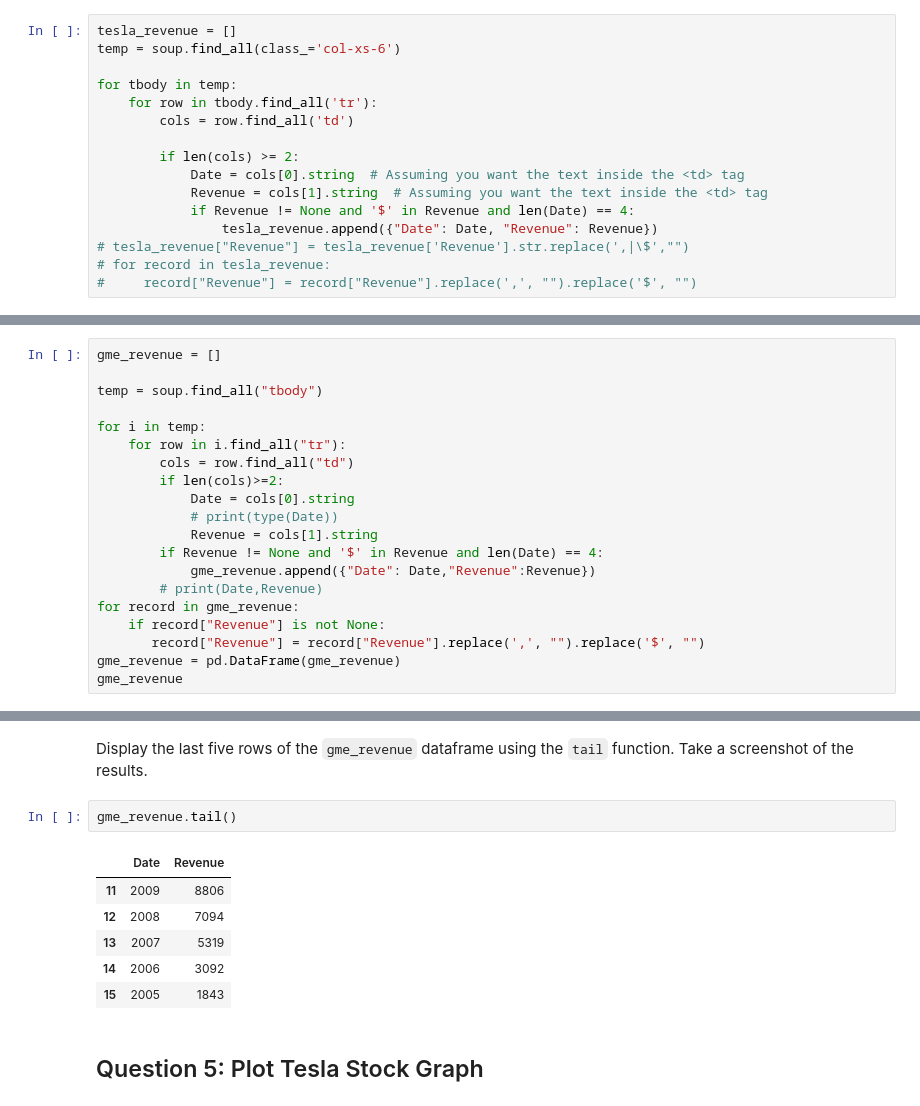
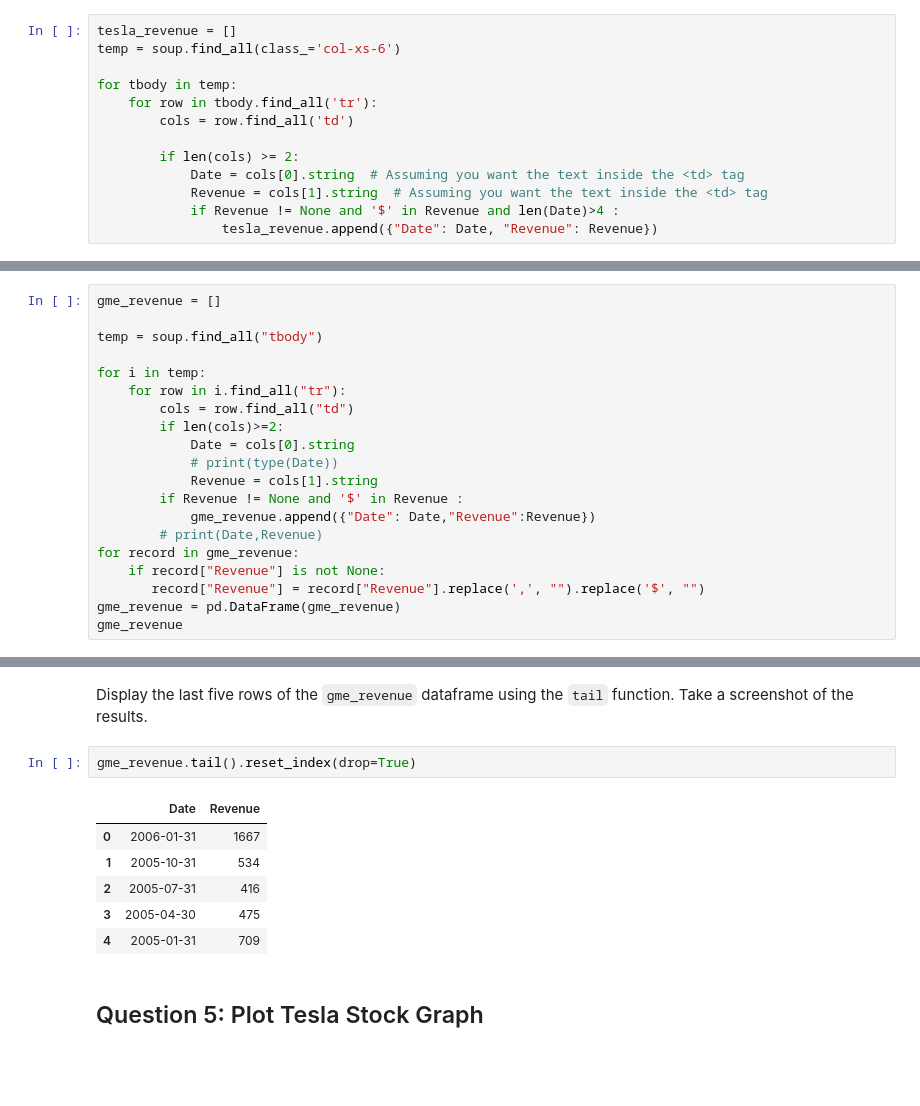
Before and after one commit to inasfarras/Analyzing-Historical-Stock-Revenue-Data-and-Building-a-Dashboard, a Jupyter notebook: Analyzing Historical StockRevenue Data and Building a Dashboard.ipynb, the cells around one changed output, grey strips where cells are left out. Cells and saved outputs as stored; diff of their text form; blank space fills up the shorter version.

```diff
--- a/Analyzing Historical StockRevenue Data and Building a Dashboard.ipynb
+++ b/Analyzing Historical StockRevenue Data and Building a Dashboard.ipynb
@@ -149,11 +149,8 @@ for tbody in temp:
         if len(cols) >= 2:
             Date = cols[0].string  # Assuming you want the text inside the <td> tag
             Revenue = cols[1].string  # Assuming you want the text inside the <td> tag
-            if Revenue != None and '$' in Revenue and len(Date) == 4:
+            if Revenue != None and '$' in Revenue and len(Date)>4 :
                 tesla_revenue.append({"Date": Date, "Revenue": Revenue})
-# tesla_revenue["Revenue"] = tesla_revenue['Revenue'].str.replace(',|\$',"")
-# for record in tesla_revenue:
-#     record["Revenue"] = record["Revenue"].replace(',', "").replace('$', "")
 # %% [markdown]
 Execute the following line to remove the comma and dollar sign from the `Revenue` column.
 # %%
@@ -274,7 +240,7 @@ for i in temp:
             Date = cols[0].string
             # print(type(Date))
             Revenue = cols[1].string
-        if Revenue != None and '$' in Revenue and len(Date) == 4:
+        if Revenue != None and '$' in Revenue :
             gme_revenue.append({"Date": Date,"Revenue":Revenue})
         # print(Date,Revenue)
 for record in gme_revenue:
@@ -303,14 +265,14 @@ gme_revenue
 # %% [markdown]
 Display the last five rows of the `gme_revenue` dataframe using the `tail` function. Take a screenshot of the results.
 # %%
-gme_revenue.tail()
+gme_revenue.tail().reset_index(drop=True)
 # %% [output]
 |  | Date | Revenue |
-| 11 | 2009 | 8806 |
-| 12 | 2008 | 7094 |
-| 13 | 2007 | 5319 |
-| 14 | 2006 | 3092 |
-| 15 | 2005 | 1843 |
+| 0 | 2006-01-31 | 1667 |
+| 1 | 2005-10-31 | 534 |
+| 2 | 2005-07-31 | 416 |
+| 3 | 2005-04-30 | 475 |
+| 4 | 2005-01-31 | 709 |
 # %% [markdown]
 ## Question 5: Plot Tesla Stock Graph
 # %% [markdown]
```
Also changed, not shown: parts of 15 cells of this notebook.
